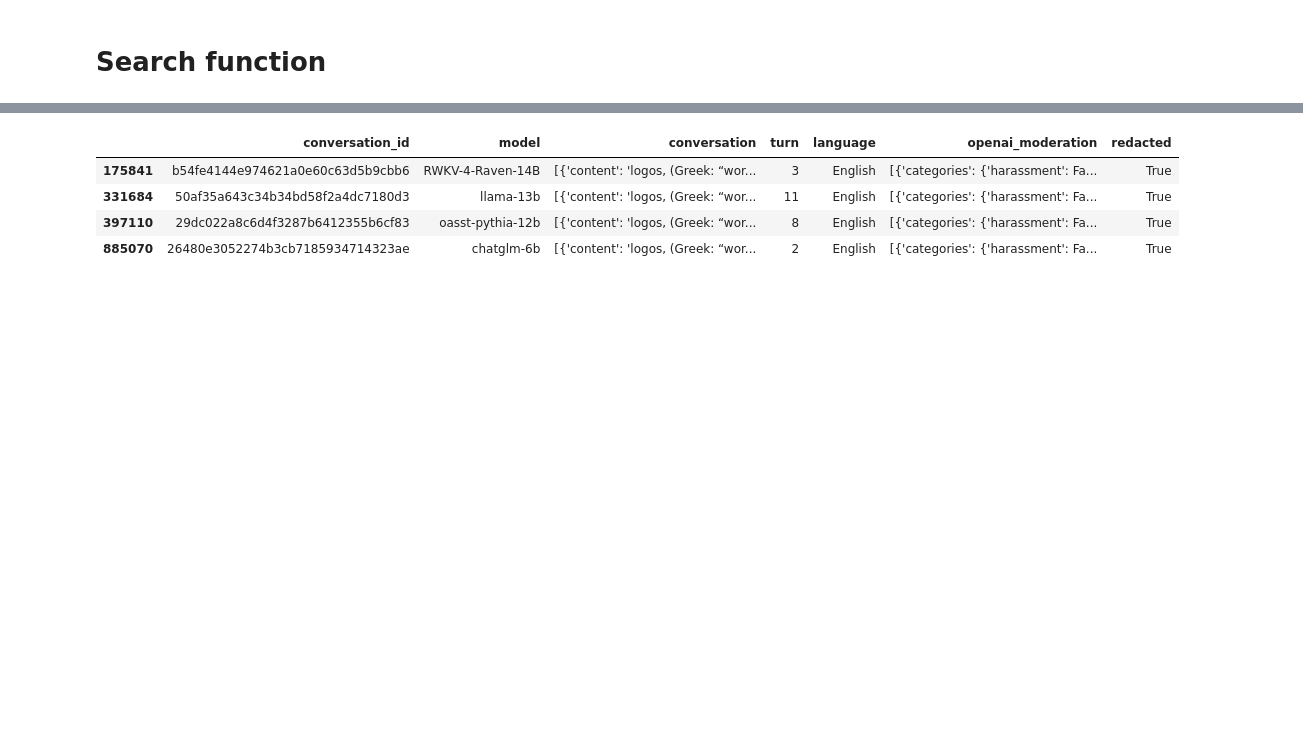
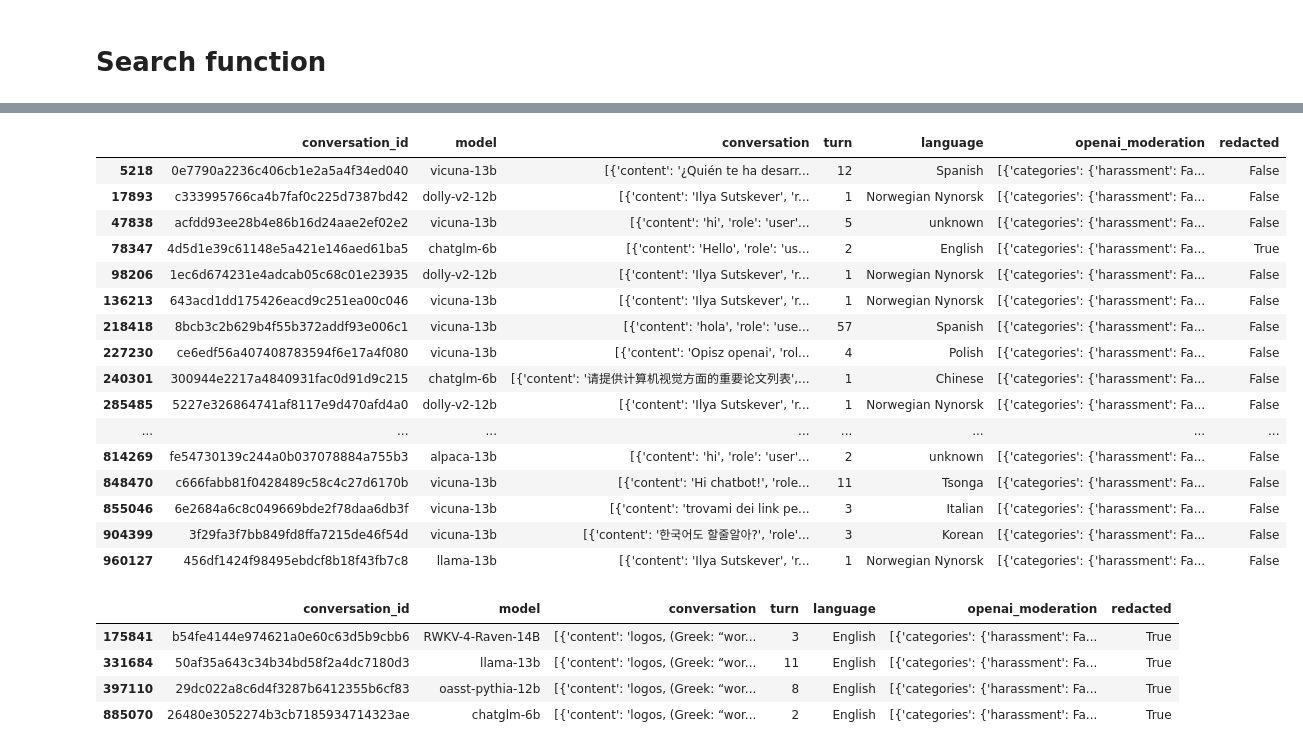
Before and after one commit to reddgr/chatbot-response-scoring-scbn-rqtl, a Jupyter notebook: lmsys-chatbot-arena-hall-of-fame.ipynb, the cells around one changed output, grey strips where cells are left out. Cells and saved outputs as stored; diff of their text form; code cells hidden in the pictures; blank space fills up the shorter version.

Commit message:
new tl model

```diff
--- a/lmsys-chatbot-arena-hall-of-fame.ipynb
+++ b/lmsys-chatbot-arena-hall-of-fame.ipynb
@@ -53,3 +35,24 @@ display(results_df)
+# %%
+results_df = lmsys_chat_1m.search_conversations("utskever")
+display(results_df)
+# %% [output]
+|  | conversation_id | model | conversation | turn | language | openai_moderation | redacted |
+| 5218 | 0e7790a2236c406cb1e2a5a4f34ed040 | vicuna-13b | [{'content': '¿Quién te ha desarr... | 12 | Spanish | [{'categories': {'harassment': Fa... | False |
+| 17893 | c333995766ca4b7faf0c225d7387bd42 | dolly-v2-12b | [{'content': 'Ilya Sutskever', 'r... | 1 | Norwegian Nynorsk | [{'categories': {'harassment': Fa... | False |
+| 47838 | acfdd93ee28b4e86b16d24aae2ef02e2 | vicuna-13b | [{'content': 'hi', 'role': 'user'... | 5 | unknown | [{'categories': {'harassment': Fa... | False |
+| 78347 | 4d5d1e39c61148e5a421e146aed61ba5 | chatglm-6b | [{'content': 'Hello', 'role': 'us... | 2 | English | [{'categories': {'harassment': Fa... | True |
+| 98206 | 1ec6d674231e4adcab05c68c01e23935 | dolly-v2-12b | [{'content': 'Ilya Sutskever', 'r... | 1 | Norwegian Nynorsk | [{'categories': {'harassment': Fa... | False |
+| 136213 | 643acd1dd175426eacd9c251ea00c046 | vicuna-13b | [{'content': 'Ilya Sutskever', 'r... | 1 | Norwegian Nynorsk | [{'categories': {'harassment': Fa... | False |
+| 218418 | 8bcb3c2b629b4f55b372addf93e006c1 | vicuna-13b | [{'content': 'hola', 'role': 'use... | 57 | Spanish | [{'categories': {'harassment': Fa... | False |
+| 227230 | ce6edf56a407408783594f6e17a4f080 | vicuna-13b | [{'content': 'Opisz openai', 'rol... | 4 | Polish | [{'categories': {'harassment': Fa... | False |
+| 240301 | 300944e2217a4840931fac0d91d9c215 | chatglm-6b | [{'content': '请提供计算机视觉方面的重要论文列表',... | 1 | Chinese | [{'categories': {'harassment': Fa... | False |
+| 285485 | 5227e326864741af8117e9d470afd4a0 | dolly-v2-12b | [{'content': 'Ilya Sutskever', 'r... | 1 | Norwegian Nynorsk | [{'categories': {'harassment': Fa... | False |
+| ... | ... | ... | ... | ... | ... | ... | ... |
+| 814269 | fe54730139c244a0b037078884a755b3 | alpaca-13b | [{'content': 'hi', 'role': 'user'... | 2 | unknown | [{'categories': {'harassment': Fa... | False |
+| 848470 | c666fabb81f0428489c58c4c27d6170b | vicuna-13b | [{'content': 'Hi chatbot!', 'role... | 11 | Tsonga | [{'categories': {'harassment': Fa... | False |
+| 855046 | 6e2684a6c8c049669bde2f78daa6db3f | vicuna-13b | [{'content': 'trovami dei link pe... | 3 | Italian | [{'categories': {'harassment': Fa... | False |
+| 904399 | 3f29fa3f7bb849fd8ffa7215de46f54d | vicuna-13b | [{'content': '한국어도 할줄알아?', 'role'... | 3 | Korean | [{'categories': {'harassment': Fa... | False |
+| 960127 | 456df1424f98495ebdcf8b18f43fb7c8 | llama-13b | [{'content': 'Ilya Sutskever', 'r... | 1 | Norwegian Nynorsk | [{'categories': {'harassment': Fa... | False |
 # %%
 results_df = lmsys_chat_1m.search_conversations("company need complex-prompt creators")
 display(results_df)
```
Also changed, not shown: parts of 3 cells of this notebook, 2 other files.
